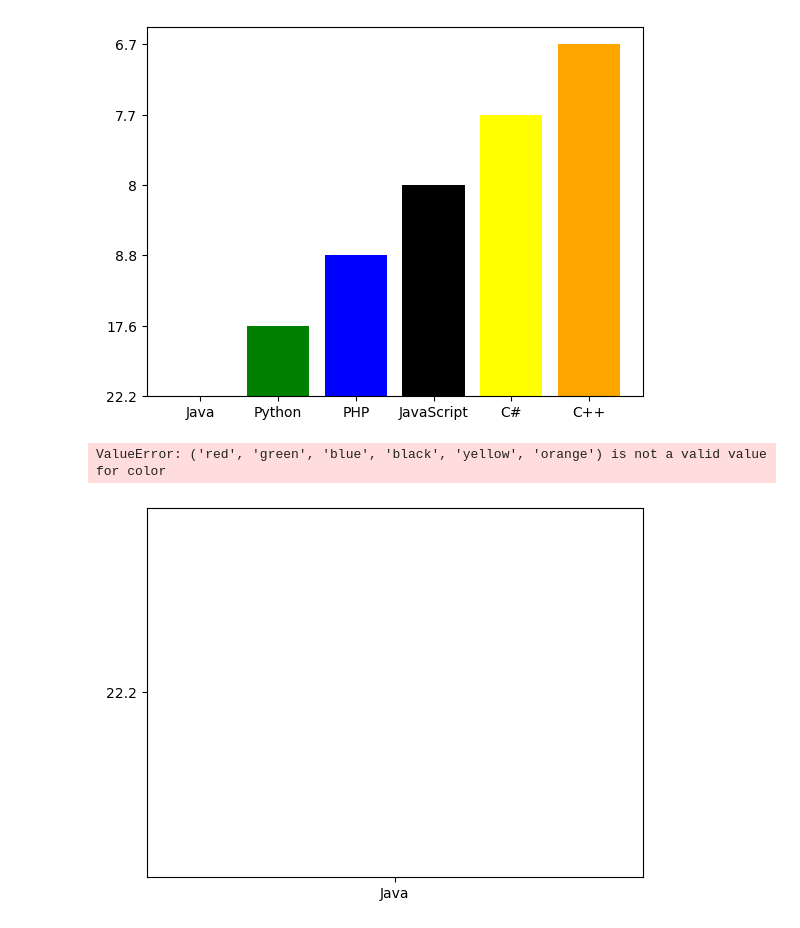
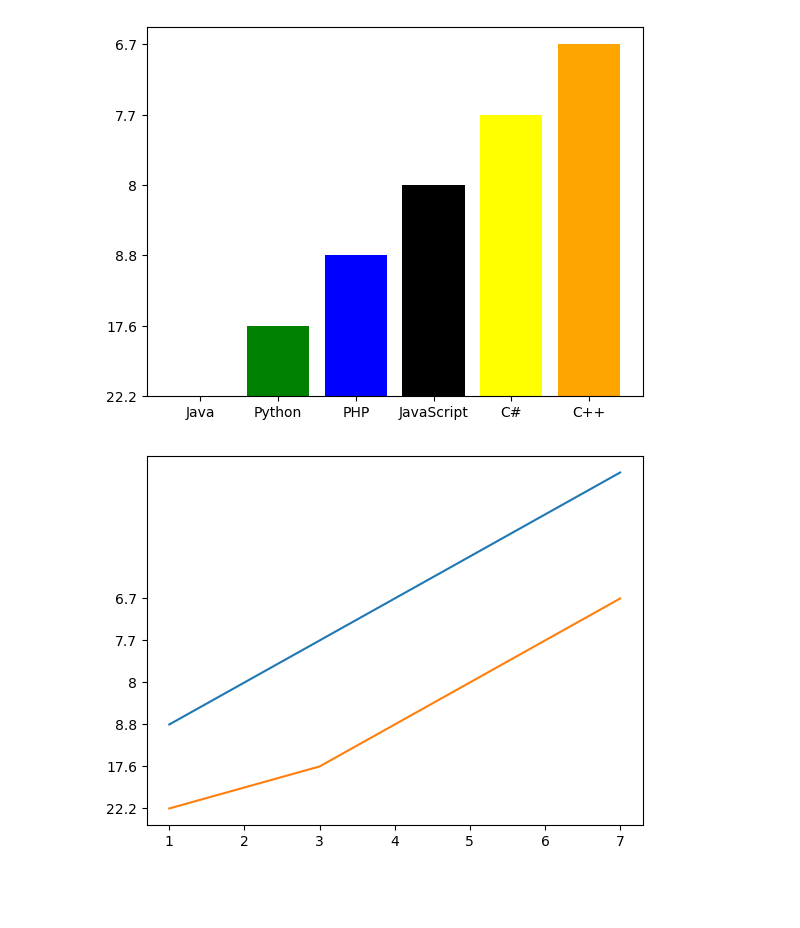
Before and after one commit to geeky-auro/TTL_CSE38, a Jupyter notebook: Assignment/Assignment-1/Assignment-56.ipynb, the cells around one changed output. Cells and saved outputs as stored; diff of their text form; code cells hidden in the pictures; blank space fills up the shorter version.

```diff
--- a/Assignment/Assignment-1/Assignment-56.ipynb
+++ b/Assignment/Assignment-1/Assignment-56.ipynb
@@ -312,11 +312,19 @@ plt.bar(prog, popularity, color=('red', 'green', 'blue', 'black', 'yellow', 'ora
 # %%
 # Exercise 3:
 # i. Write a Python program to plot two or more lines with legends, different widths and colors.
 # ii. Write a Python program to plot two or more lines with different styles.
 # iii. Write a Python program to plot two or more lines and set the line markers.
 
-plt.plot(prog, popularity, color=('red', 'green', 'blue', 'black', 'yellow', 'orange'))
-plt.bar(prog, (popularity+10), color=('red', 'green', 'blue', 'black', 'yellow', 'orange'))
+# plt.plot([1,3,4,5,6,7], [1,3,4,5,6,7]+1)
+# plt.plot([1,3,4,5,6,7]*2, popularity)
+
+
+x = [1, 3, 4, 5, 6, 7]
+y1 = [i + 1 for i in x]
+y2 = popularity
+
+plt.plot(x, y1)
+plt.plot(x, y2)
+plt.show()
 # %% [output]
-ValueError: ('red', 'green', 'blue', 'black', 'yellow', 'orange') is not a valid value for color
-[figure, old version]
+[figure, new version]
```
Also changed, not shown: parts of 2 cells of this notebook.
